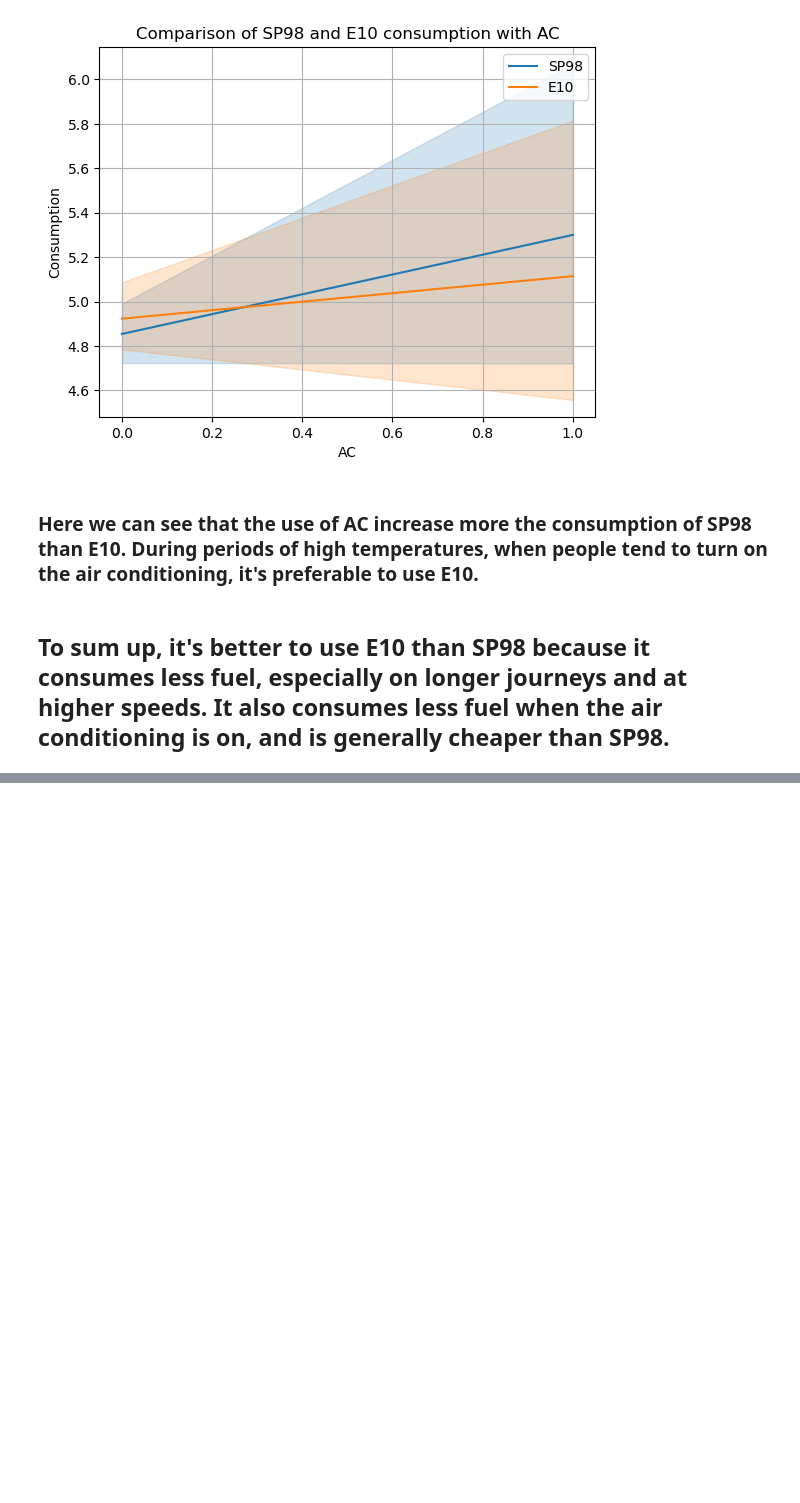
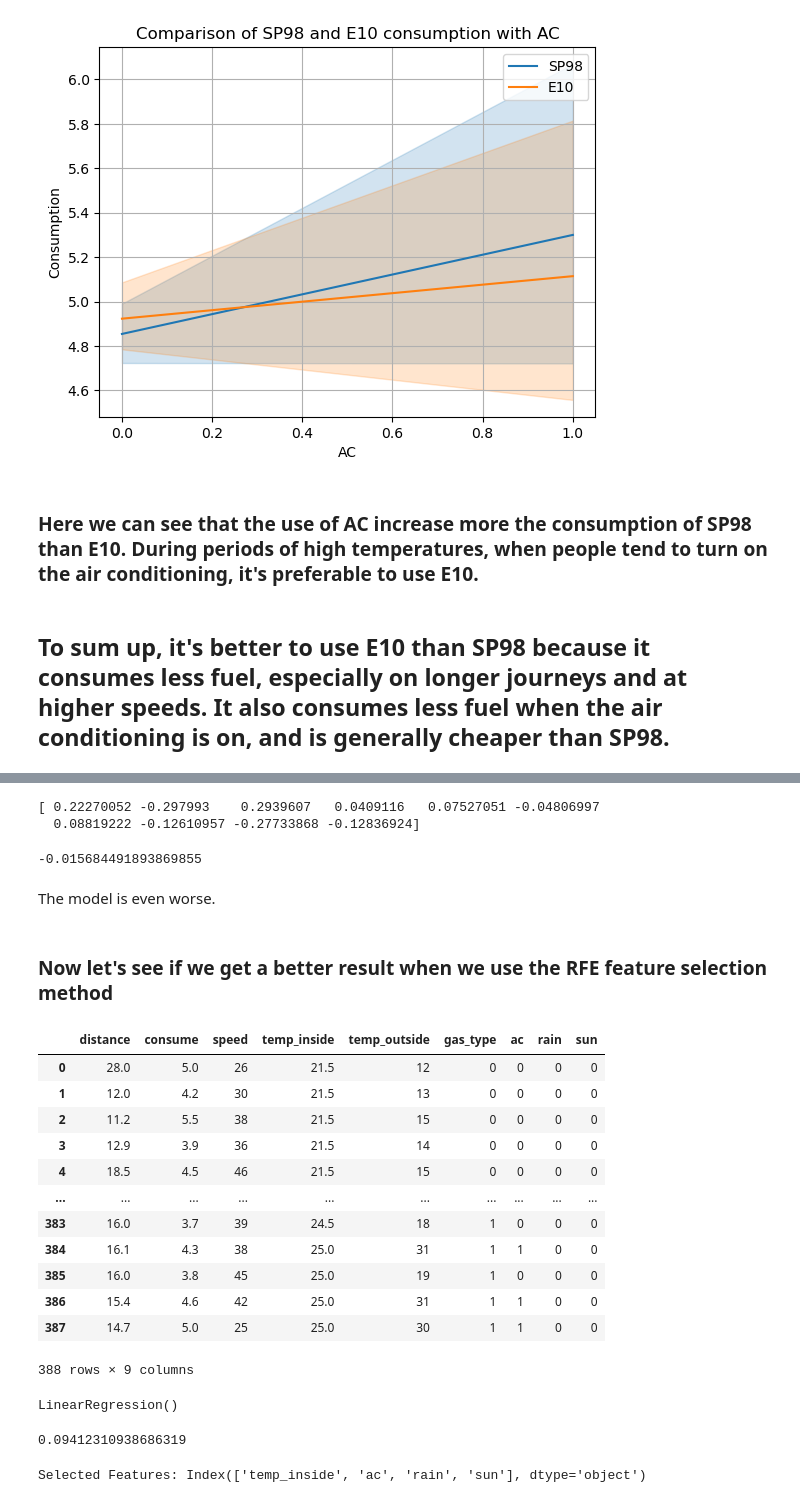
Before and after one commit to damiencmb/technical_challenge_DA, a Jupyter notebook: data/Tech challenge.ipynb, the cells around one changed output, grey strips where cells are left out. Saved outputs shown, nothing was run; the diff lists cells and outputs as text; code cells hidden in the pictures; blank space fills up the shorter version.

```diff
--- a/data/Tech challenge.ipynb
+++ b/data/Tech challenge.ipynb
@@ -247,0 +399,31 @@ plt.show()
+# %%
+from sklearn.model_selection import cross_val_score
+cross_val_scores = cross_val_score(lm, X_train_transformed, y_train, cv=10,scoring='r2')
+print(cross_val_scores)
+np.mean(cross_val_scores)
+# %% [output]
+[ 0.22270052 -0.297993    0.2939607   0.0409116   0.07527051 -0.04806997
+  0.08819222 -0.12610957 -0.27733868 -0.12836924]
+-0.015684491893869855
+# %% [markdown]
+The model is even worse.
+# %%
+df.gas_type = np.where(df.gas_type.isin(['E10']),0,1)
+# %% [markdown]
+### Now let's see if we get a better result when we use the RFE feature selection method
+# %%
+df
+# %% [output]
+|  | distance | consume | speed | temp_inside | temp_outside | gas_type | ac | rain | sun |
+| 0 | 28.0 | 5.0 | 26 | 21.5 | 12 | 0 | 0 | 0 | 0 |
+| 1 | 12.0 | 4.2 | 30 | 21.5 | 13 | 0 | 0 | 0 | 0 |
+| 2 | 11.2 | 5.5 | 38 | 21.5 | 15 | 0 | 0 | 0 | 0 |
+| 3 | 12.9 | 3.9 | 36 | 21.5 | 14 | 0 | 0 | 0 | 0 |
+| 4 | 18.5 | 4.5 | 46 | 21.5 | 15 | 0 | 0 | 0 | 0 |
+| ... | ... | ... | ... | ... | ... | ... | ... | ... | ... |
+| 383 | 16.0 | 3.7 | 39 | 24.5 | 18 | 1 | 0 | 0 | 0 |
+| 384 | 16.1 | 4.3 | 38 | 25.0 | 31 | 1 | 1 | 0 | 0 |
+| 385 | 16.0 | 3.8 | 45 | 25.0 | 19 | 1 | 0 | 0 | 0 |
+| 386 | 15.4 | 4.6 | 42 | 25.0 | 31 | 1 | 1 | 0 | 0 |
+| 387 | 14.7 | 5.0 | 25 | 25.0 | 30 | 1 | 1 | 0 | 0 |
+388 rows × 9 columns
@@ -247,0 +470,12 @@ plt.show()
+# %%
+from sklearn import linear_model
+lm = linear_model.LinearRegression()
+lm.fit(X_train_transformed,y_train)
+# %% [output]
+LinearRegression()
+# %%
+from sklearn.metrics import r2_score
+predictions = lm.predict(X_test_transformed)
+r2_score(y_test, predictions)
+# %% [output]
+0.09412310938686319
@@ -247,0 +490,5 @@ plt.show()
+# %%
+selected_features = X.columns[rfe.support_]
+print("Selected Features:", selected_features)
+# %% [output]
+Selected Features: Index(['temp_inside', 'ac', 'rain', 'sun'], dtype='object')
```
Also changed, not shown: parts of 24 cells of this notebook.
